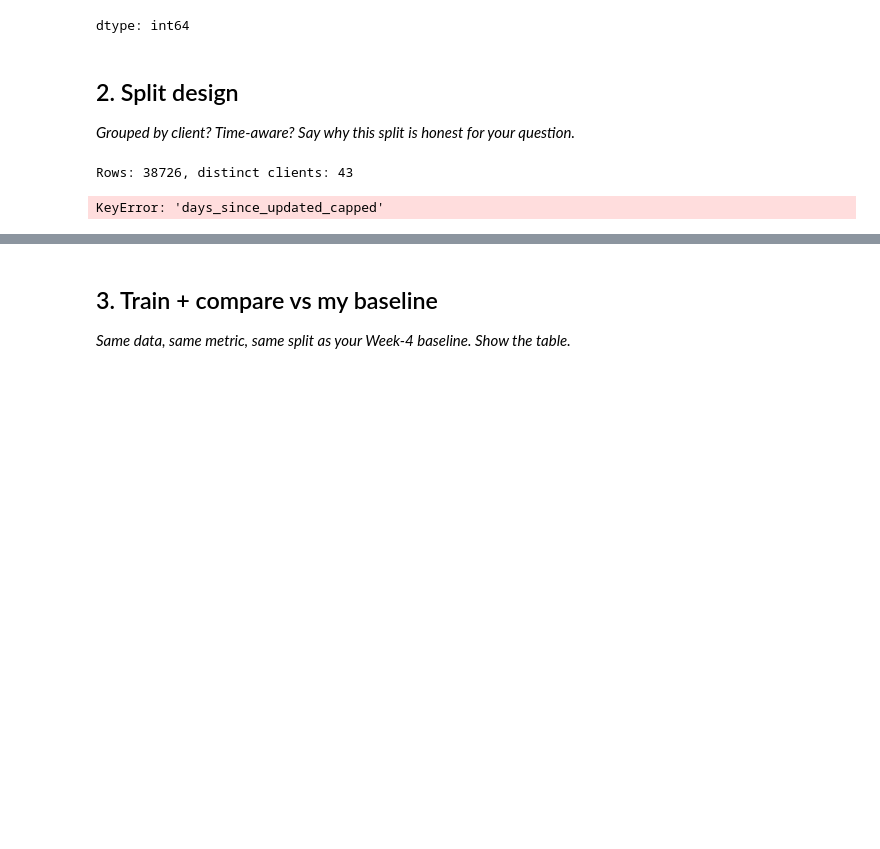
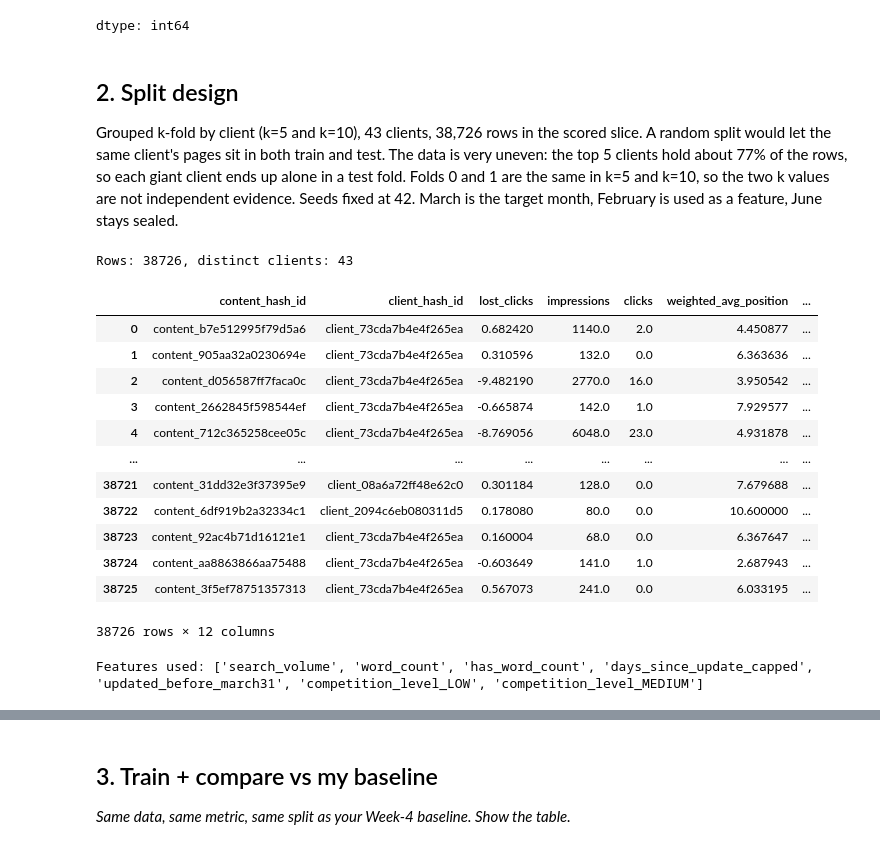
Before and after one commit to AxelYoel/FlyRank-AI-Internship---Axel-Yoel-Chandra, a Jupyter notebook: work/notebooks/w05_model.ipynb, the cells around one changed output, grey strips where cells are left out. Saved outputs shown, nothing was run; the diff lists cells and outputs as text; code cells hidden in the pictures; blank space fills up the shorter version.

```diff
--- a/work/notebooks/w05_model.ipynb
+++ b/work/notebooks/w05_model.ipynb
@@ -125,7 +131,12 @@ dtype: int64
 # %% [markdown]
 ## 2. Split design
 
-*Grouped by client? Time-aware? Say why this split is honest for your question.*
+Grouped k-fold by client (k=5 and k=10), 43 clients, 38,726 rows in the scored slice.
+A random split would let the same client's pages sit in both train and test.
+The data is very uneven: the top 5 clients hold about 77% of the rows, so
+each giant client ends up alone in a test fold. Folds 0 and 1 are the same in
+k=5 and k=10, so the two k values are not independent evidence. Seeds fixed at 42.
+March is the target month, February is used as a feature, June stays sealed.
 # %%
 import numpy as np
 import pandas as pd
@@ -190,13 +201,29 @@ model_data = con.sql(f"""
 print(f"Rows: {len(model_data)}, distinct clients: {model_data['client_hash_id'].nunique()}")
 # %% [output]
 Rows: 38726, distinct clients: 43
+# %%
+model_data
+# %% [output]
+|  | content_hash_id | client_hash_id | lost_clicks | impressions | clicks | weighted_avg_position | ... |
+| 0 | content_b7e512995f79d5a6 | client_73cda7b4e4f265ea | 0.682420 | 1140.0 | 2.0 | 4.450877 | ... |
+| 1 | content_905aa32a0230694e | client_73cda7b4e4f265ea | 0.310596 | 132.0 | 0.0 | 6.363636 | ... |
+| 2 | content_d056587ff7faca0c | client_73cda7b4e4f265ea | -9.482190 | 2770.0 | 16.0 | 3.950542 | ... |
+| 3 | content_2662845f598544ef | client_73cda7b4e4f265ea | -0.665874 | 142.0 | 1.0 | 7.929577 | ... |
+| 4 | content_712c365258cee05c | client_73cda7b4e4f265ea | -8.769056 | 6048.0 | 23.0 | 4.931878 | ... |
+| ... | ... | ... | ... | ... | ... | ... | ... |
+| 38721 | content_31dd32e3f37395e9 | client_08a6a72ff48e62c0 | 0.301184 | 128.0 | 0.0 | 7.679688 | ... |
+| 38722 | content_6df919b2a32334c1 | client_2094c6eb080311d5 | 0.178080 | 80.0 | 0.0 | 10.600000 | ... |
+| 38723 | content_92ac4b71d16121e1 | client_73cda7b4e4f265ea | 0.160004 | 68.0 | 0.0 | 6.367647 | ... |
+| 38724 | content_aa8863866aa75488 | client_73cda7b4e4f265ea | -0.603649 | 141.0 | 1.0 | 2.687943 | ... |
+| 38725 | content_3f5ef78751357313 | client_73cda7b4e4f265ea | 0.567073 | 241.0 | 0.0 | 6.033195 | ... |
+38726 rows × 12 columns
 # %%
 #feature preparation
 model_data['has_word_count'] = model_data['word_count'].notna().astype(int)
 model_data['word_count'] = model_data['word_count'].fillna(0)
 
-model_data['updated_before_march'] = model_data['days_since_updated_capped'].notna().astype(int)
-model_data['days_since_updated_capped'] = model_data['days_since_updated_capped'].fillna(0)
+model_data['updated_before_march31'] = model_data['days_since_update_capped'].notna().astype(int)
+model_data['days_since_update_capped'] = model_data['days_since_update_capped'].fillna(0)
 
 model_data = pd.get_dummies(model_data, columns=['competition_level'],drop_first = True)
 # content_type is constant ('keyword article') in this scored slice, so it isn't a usable feature here
@@ -207,7 +234,7 @@ honest_features = ['search_volume', 'word_count', 'has_word_count',
                    [c for c in model_data.columns if c.startswith('competition_level_')]
 print("Features used:", honest_features)
 # %% [output]
-KeyError: 'days_since_updated_capped'
+Features used: ['search_volume', 'word_count', 'has_word_count', 'days_since_update_capped', 'updated_before_march31', 'competition_level_LOW', 'competition_level_MEDIUM']
 # %%
 def precision_at_k(true_ids_ranked, pred_ids_ranked, k=20):
   true_top_k = set(true_ids_ranked[:k])
```
Also changed, not shown: parts of 21 cells of this notebook.
